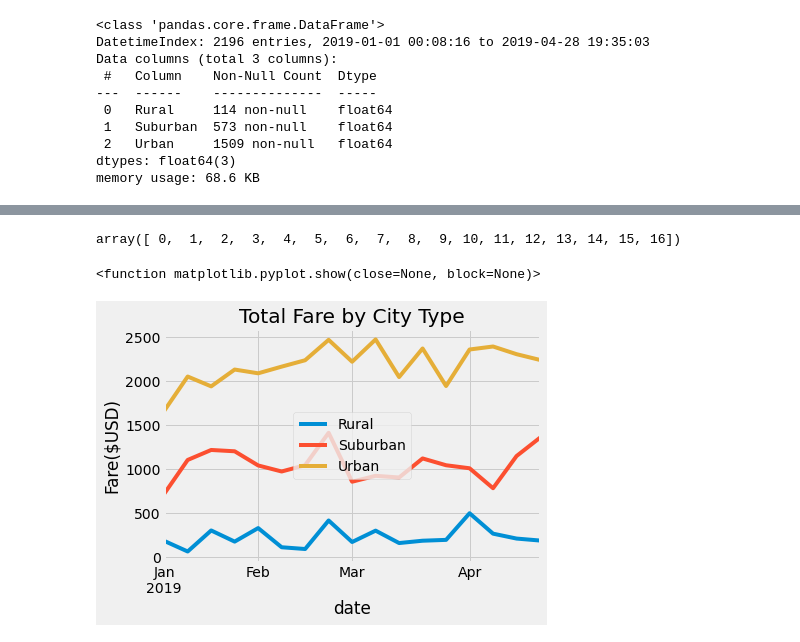
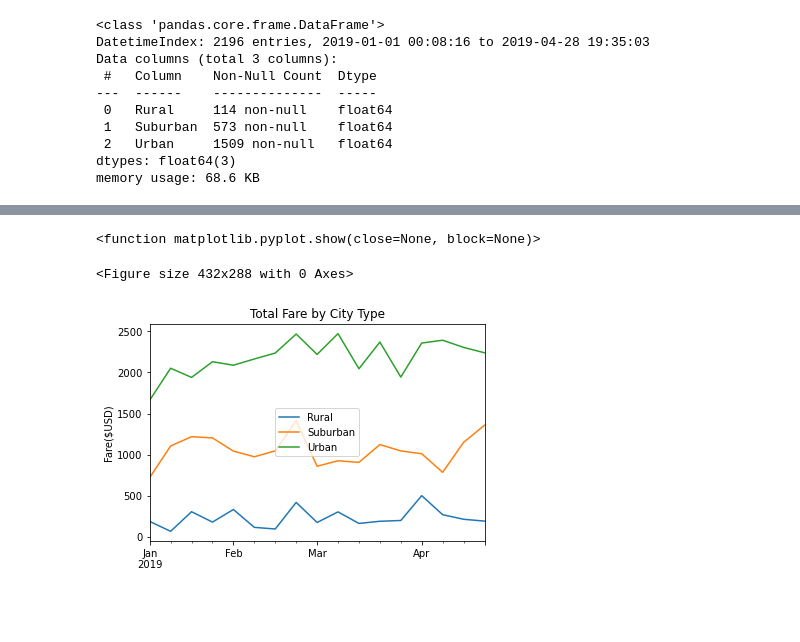
Before and after one commit to pbarana89/PyBer_Analysis, a Jupyter notebook: PyBer_Challenge.ipynb, the cells around one changed output, grey strips where cells are left out. Drawn from its saved outputs; the diff is of its cells as text; code cells hidden in the pictures; blank space fills up the shorter version.

Commit message:
Adding Pyber_Challenge for completion on Module 5 and PyBer Fare Summary image

```diff
--- a/PyBer_Challenge.ipynb
+++ b/PyBer_Challenge.ipynb
@@ -321,19 +302,15 @@ pyber_data_type_time_resample_df
-# %%
-x_axis = np.arange(len(pyber_data_type_time_resample_df))
-x_axis
-# %% [output]
-array([ 0,  1,  2,  3,  4,  5,  6,  7,  8,  9, 10, 11, 12, 13, 14, 15, 16])
 # %%
 # # 8. Using the object-oriented interface method, plot the resample DataFrame using the df.plot() function.
-# plt.figure(figsize=(18,6))
+plt.figure()
 ax = plt.gca
-pyber_data_type_time_resample_df.plot(ylabel="Fare($USD)", title="Total Fare by City Type").legend(loc=10)
+pyber_data_type_time_resample_df.plot(ylabel="Fare($USD)", xlabel="", title="Total Fare by City Type").legend(loc=10)
 # # Use the graph style fivethirtyeight.
 
 style.use('fivethirtyeight')
 # Save Figure
-plt.savefig("Resources/Total_Fare_by_City_Type.png", bbox_inches="tight")
+plt.savefig("Analysis/PyBer_fare_summary.png", bbox_inches="tight")
 plt.show
 # %% [output]
 <function matplotlib.pyplot.show(close=None, block=None)>
+<Figure size 432x288 with 0 Axes>
-[figure, old version]
+[figure, new version]
```
Also changed, not shown: parts of 10 cells of this notebook, 1 other file.
